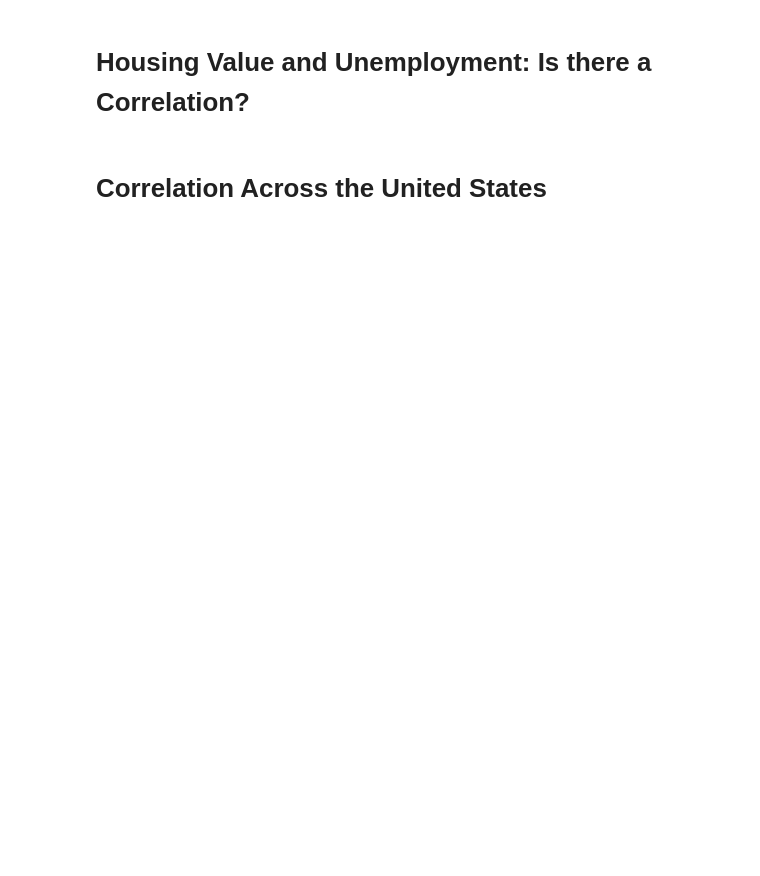
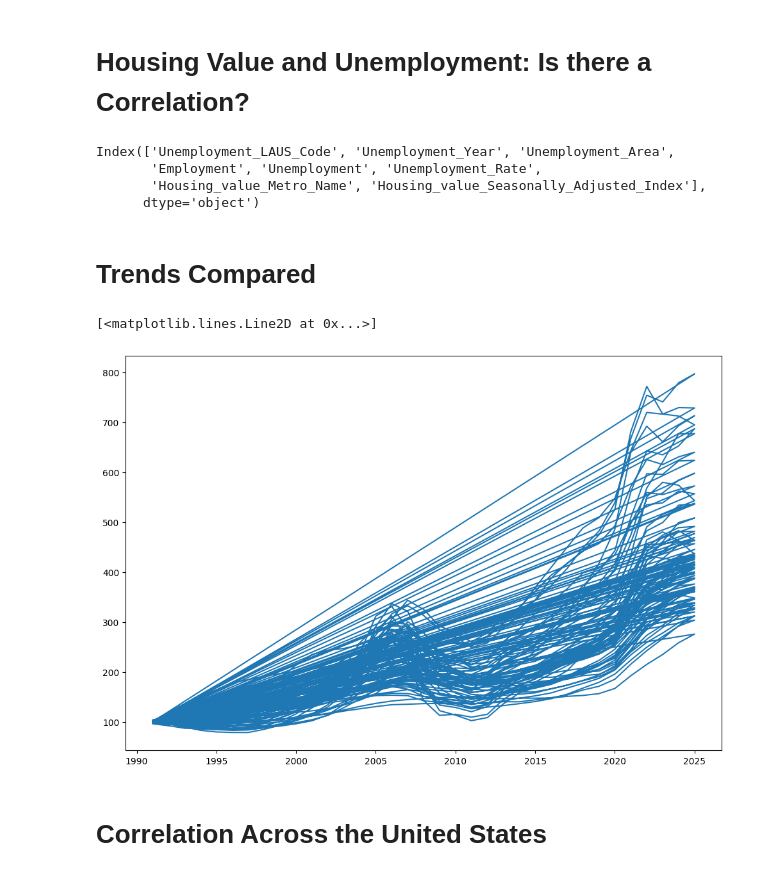
Before and after one commit to denglish-w/the-correlation-between-housing-value-and-unemployment-in-the-united-states, a Jupyter notebook: presentation.ipynb, the cells around one changed output. Saved outputs shown, nothing was run; the diff lists cells and outputs as text; code cells hidden in the pictures; blank space fills up the shorter version.

Commit message:
started second visualization

```diff
--- a/presentation.ipynb
+++ b/presentation.ipynb
@@ -56,3 +56,10 @@ INNER JOIN Housing_value
 """
 
 combined_tables_result = pd.read_sql(combined_tables_query, conn)
+# %%
+combined_tables_result.columns
+# %% [output]
+Index(['Unemployment_LAUS_Code', 'Unemployment_Year', 'Unemployment_Area',
+       'Employment', 'Unemployment', 'Unemployment_Rate',
+       'Housing_value_Metro_Name', 'Housing_value_Seasonally_Adjusted_Index'],
+      dtype='object')
@@ -59,3 +82,14 @@ combined_tables_result = pd.read_sql(combined_tables_query, conn)
+# %% [markdown]
+# Trends Compared
+# %%
+x = combined_tables_result['Unemployment_Year']
+y = combined_tables_result['Housing_value_Seasonally_Adjusted_Index']
+
+fig, ax = plt.subplots(figsize=(12,8))
+plt.plot(x,y)
+# %% [output]
+[<matplotlib.lines.Line2D at 0x...>]
+[figure, added]
 # %% [markdown]
 # Correlation Across the United States
 # %%
```
Also changed, not shown: parts of 5 cells of this notebook, 2 other files.
